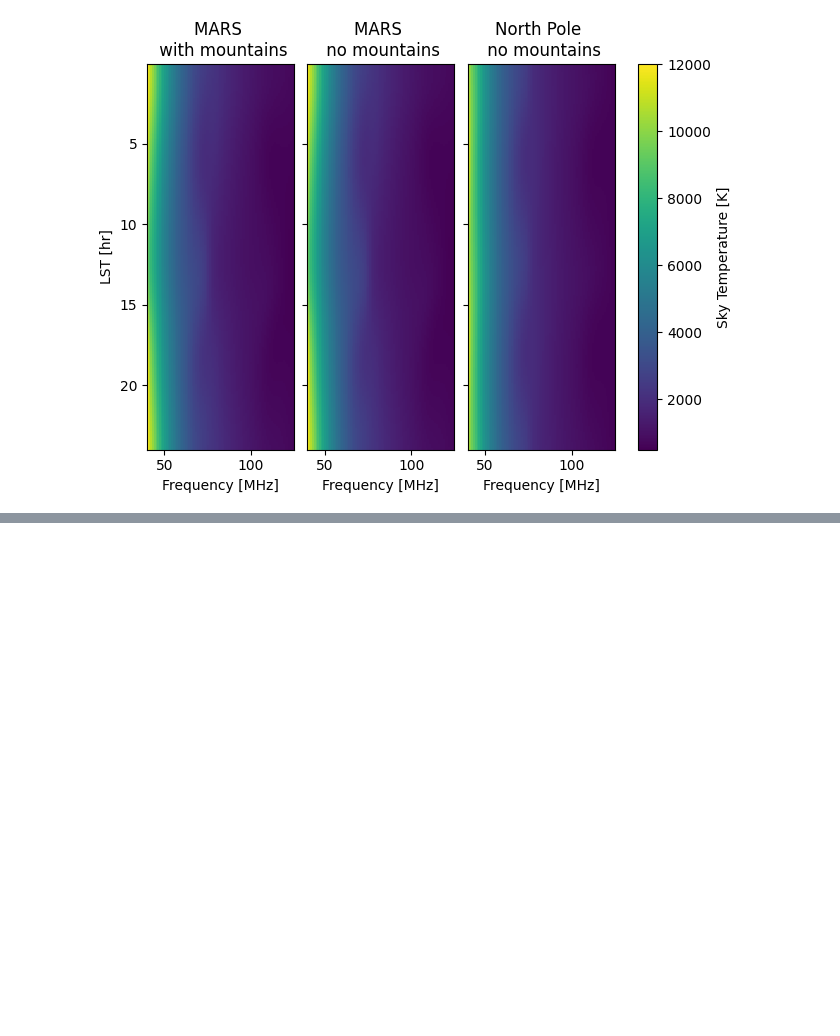
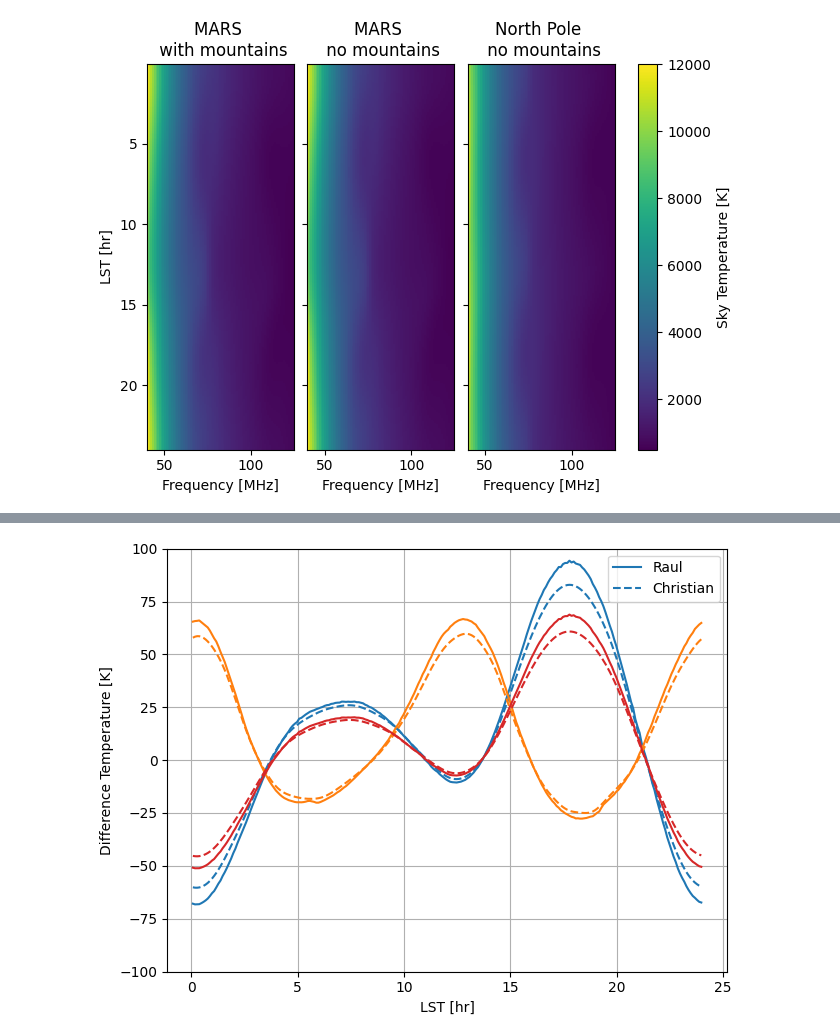
Before and after one commit to MIST-Experiment/mistsim, a Jupyter notebook: notebooks/sim_comparisons/sim_comparison.ipynb, the cells around one changed output, grey strips where cells are left out. Saved outputs shown, nothing was run; the diff lists cells and outputs as text; code cells hidden in the pictures; blank space fills up the shorter version.

```diff
--- a/notebooks/sim_comparisons/sim_comparison.ipynb
+++ b/notebooks/sim_comparisons/sim_comparison.ipynb
@@ -338,0 +397,21 @@ np.savez(
+# %%
+fmd = np.argsort(np.sum(np.abs(diff_horizon_raul), axis=0))[::-1]
+plt.figure(constrained_layout=True)
+for i in range(4):
+    if i == 2:
+        continue
+    c = f"C{i}"
+    ix = fmd[i]
+    plt.plot(lst, diff_horizon_raul[:, ix], c=c, ls="-", label="Raul")
+    plt.plot(lst, diff_horizon_chb[:, ix], c=c, ls="--", label="Christian")
+    if i == 0:
+        plt.legend(loc="upper right")
+#plt.legend(bbox_to_anchor=[1., 1.])
+#plt.legend(loc="upper right")
+plt.xlabel("LST [hr]")
+plt.ylabel("Difference Temperature [K]")
+plt.grid()
+plt.ylim(-100, 100)
+plt.show()
+# %% [output]
+[figure, added]
```
Also changed, not shown: parts of 12 cells of this notebook, 2 other files.
